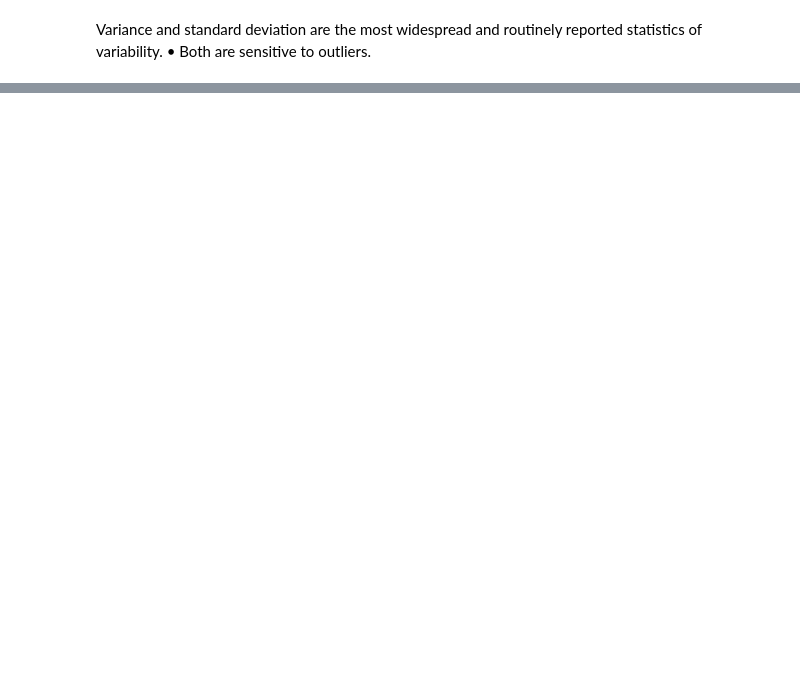
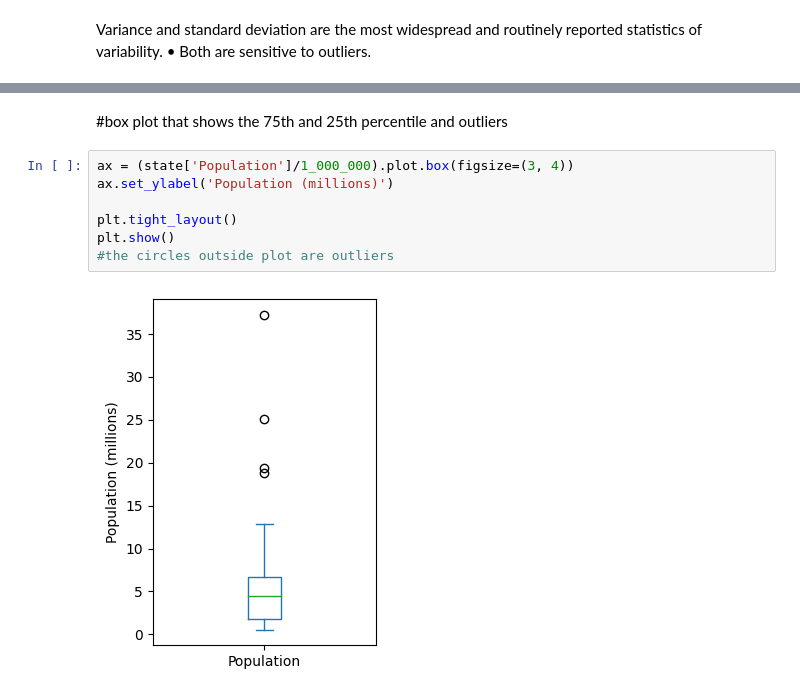
Before and after one commit to santhimaddipudi/Python-work, a Jupyter notebook: ML1_EDA.ipynb, the cells around one changed output, grey strips where cells are left out. Saved outputs shown, nothing was run; the diff lists cells and outputs as text; blank space fills up the shorter version.

```diff
--- a/ML1_EDA.ipynb
+++ b/ML1_EDA.ipynb
@@ -73,0 +95,11 @@ statistics of variability.
+# %% [markdown]
+#box plot that shows the 75th and 25th percentile and outliers
+# %%
+ax = (state['Population']/1_000_000).plot.box(figsize=(3, 4))
+ax.set_ylabel('Population (millions)')
+
+plt.tight_layout()
+plt.show()
+#the circles outside plot are outliers
+# %% [output]
+[figure, added]
```
Also changed, not shown: parts of 19 cells of this notebook.
